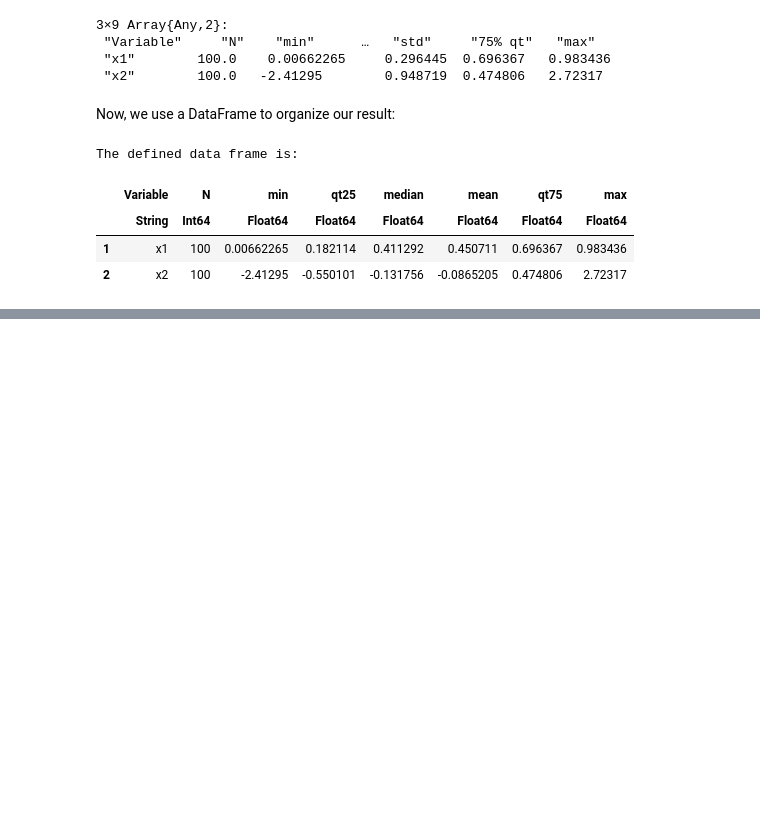
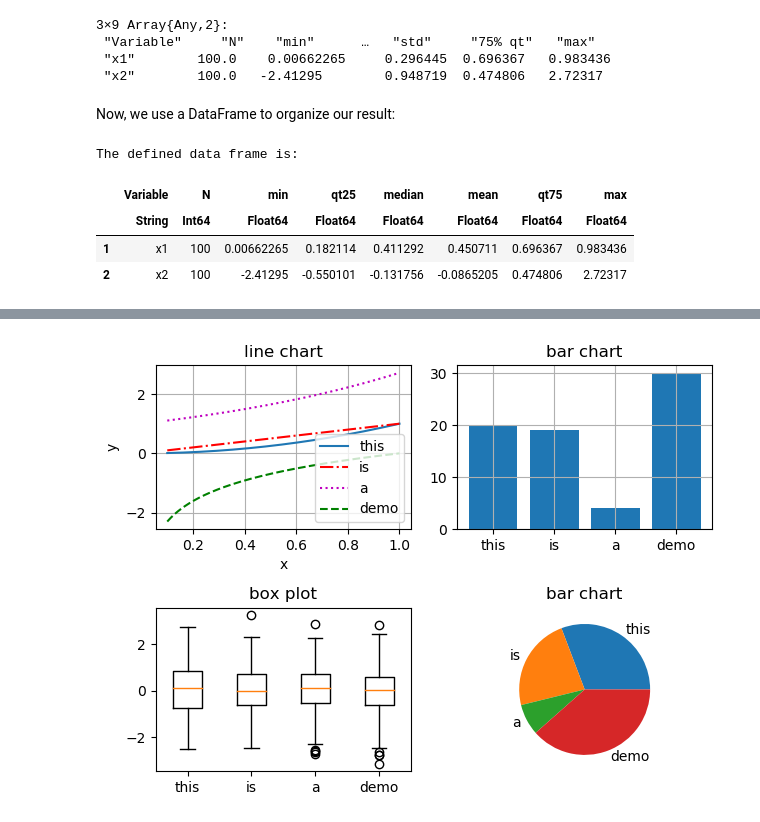
Before and after one commit to Clpr/Clpr.github.io, a Jupyter notebook: pages/blogs/190424_StatsInJulia.ipynb, the cells around one changed output, grey strips where cells are left out. Saved outputs shown, nothing was run; the diff lists cells and outputs as text; code cells hidden in the pictures; blank space fills up the shorter version.

```diff
--- a/pages/blogs/190424_StatsInJulia.ipynb
+++ b/pages/blogs/190424_StatsInJulia.ipynb
@@ -229,0 +326,25 @@ The defined data frame is:
+# %%
+# sample data for line chart
+lx = LinRange(0.1,1,200); ly = lx .^ 2;
+# sample data for bar chart
+blabels = ["this","is","a","demo"]; bvals = [20,19,4,30];
+# sample data for box plot
+bx = [ randn(200) for x in 1:4 ]
+# sample data for pie chart
+px = [4,3,1,5]; # frequency
+plabel = ["this","is","a","demo"];
+# %%
+figure()
+subplot(2,2,1) # line chart
+    plot(lx,ly); plot(lx,lx,"-.r"); plot(lx,exp.(lx),":m"); plot(lx,log.(lx),"--g");
+    legend(["this","is","a","demo"],loc="best");
+    xlabel("x"); ylabel("y"); grid(true); title("line chart");
+subplot(2,2,2) # bar chart
+    bar(1:length(bvals),bvals); grid(true); title("bar chart"); xticks(1:length(bvals),blabels);
+subplot(2,2,3) # box plot
+    boxplot(bx); xticks(1:length(bx),["this","is","a","demo"]); title("box plot");
+subplot(2,2,4) # pie chart
+    pie(px, labels = plabel); title("bar chart");
+tight_layout();
+# %% [output]
+[figure, added]
```
Also changed, not shown: parts of 47 cells of this notebook, 2 other files.
